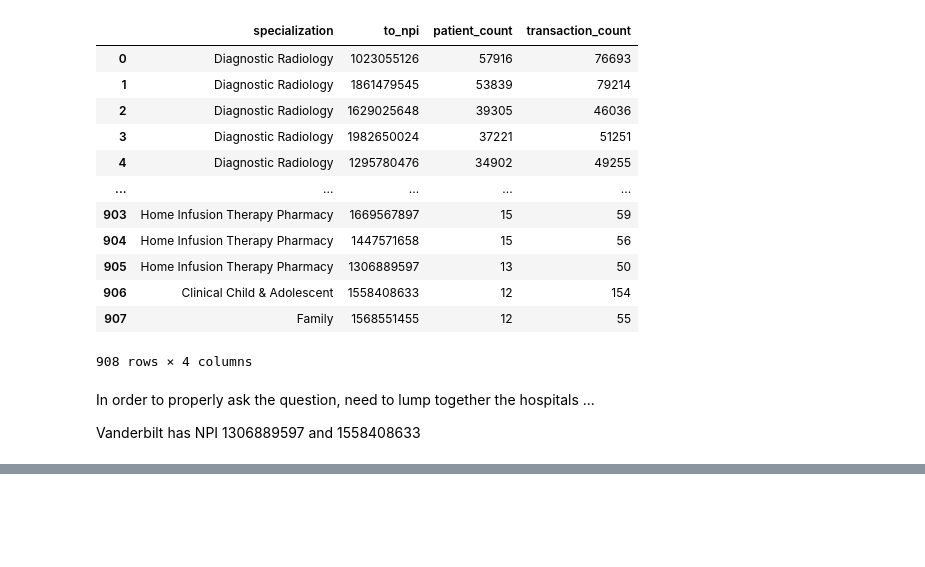
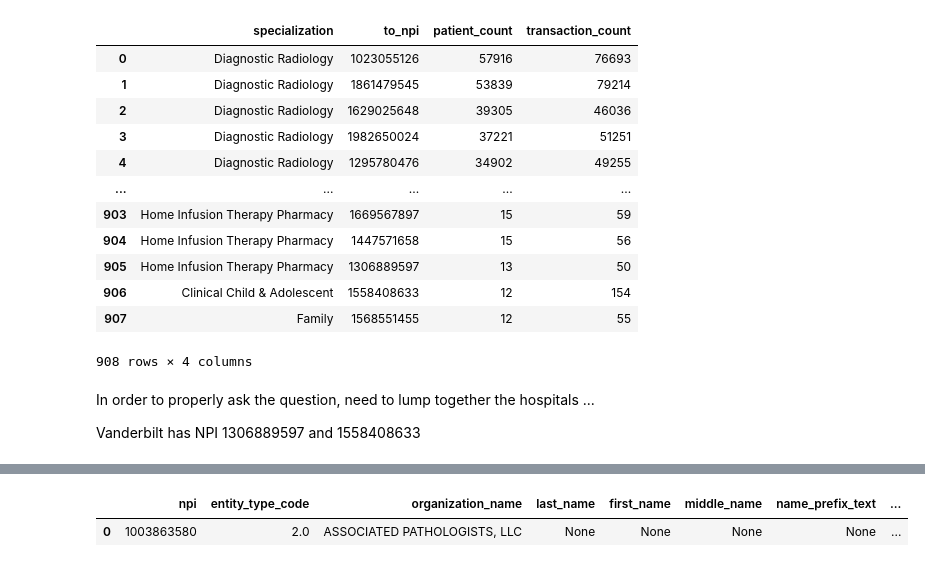
Before and after one commit to tomoumer/hop_team-the-hindenburgs, a Jupyter notebook: notebooks/data_exploration.ipynb, the cells around one changed output, grey strips where cells are left out. Saved outputs shown, nothing was run; the diff lists cells and outputs as text; code cells hidden in the pictures; blank space fills up the shorter version.

```diff
--- a/notebooks/data_exploration.ipynb
+++ b/notebooks/data_exploration.ipynb
@@ -278,0 +350,16 @@ Vanderbilt has NPI 1306889597 and 1558408633
+# %%
+query = '''
+SELECT *
+FROM nnpes np
+INNER JOIN nucc_taxonomy nt
+ON np.primary_taxonomy = nt.code
+WHERE organization_name = 'ASSOCIATED PATHOLOGISTS, LLC'
+'''
+
+with sqlite3.connect('../data/hop_teaming_database.sqlite') as db:
+    testacular = pd.read_sql(query, db)
+
+testacular
+# %% [output]
+|  | npi | entity_type_code | organization_name | last_name | first_name | middle_name | name_prefix_text | ... |
+| 0 | 1003863580 | 2.0 | ASSOCIATED PATHOLOGISTS, LLC | None | None | None | None | ... |
```
Also changed, not shown: parts of 3 cells of this notebook.
